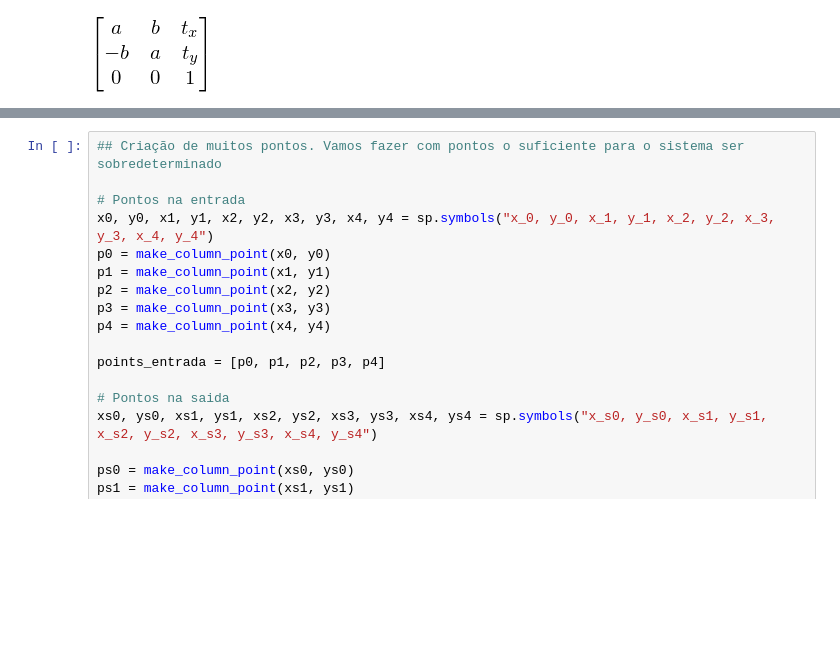
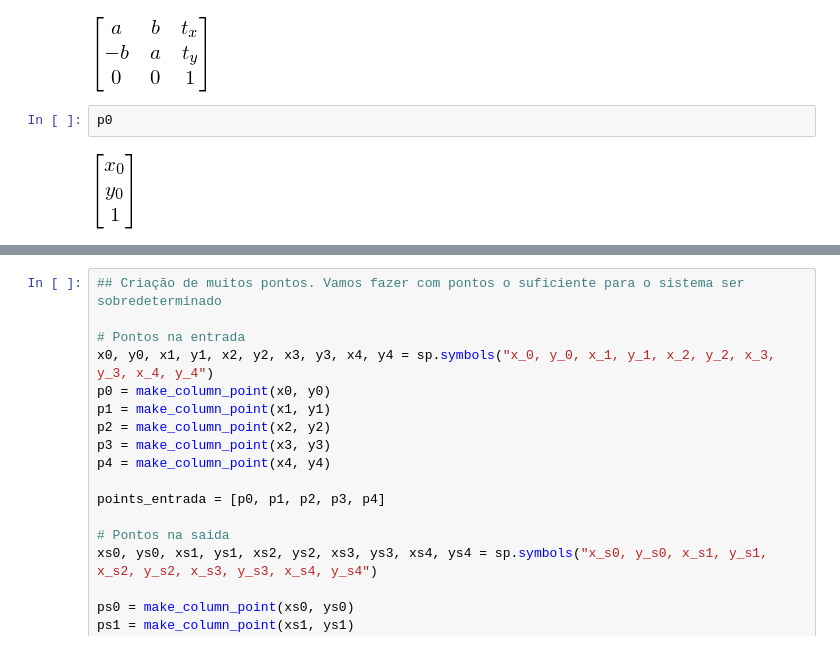
Before and after one commit to mirwox/robotica16, a Jupyter notebook: visao_projeto/EstudoMatrizesSistemas.ipynb, the cells around one changed output, grey strips where cells are left out. Saved outputs shown, nothing was run; the diff lists cells and outputs as text; blank space fills up the shorter version.

```diff
--- a/visao_projeto/EstudoMatrizesSistemas.ipynb
+++ b/visao_projeto/EstudoMatrizesSistemas.ipynb
@@ -299,3 +303,7 @@ $b = scale * \sin(angulo) $
 M
 # %% [output]
 [figure]
+# %%
+p0
+# %% [output]
+[figure, added]
```
Also changed, not shown: parts of 4 cells of this notebook, 1 other file.
